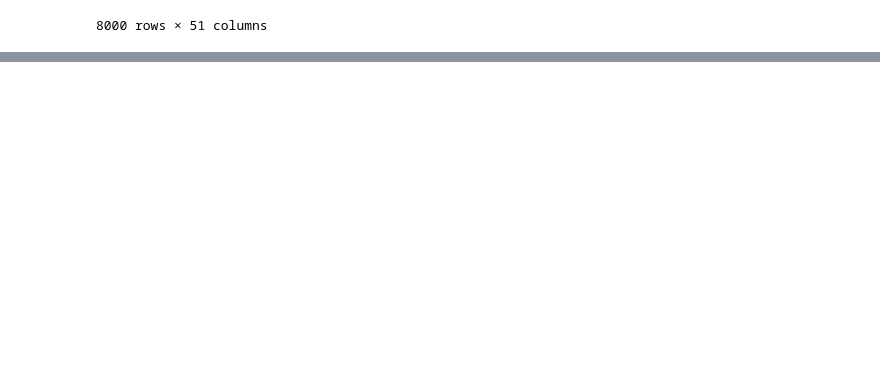
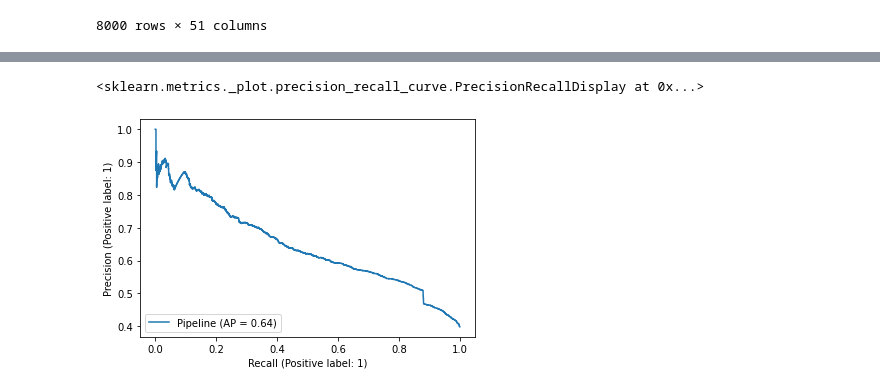
Before and after one commit to blueCormorant/ML, a Jupyter notebook: assignment2/notebook2.ipynb, the cells around one changed output, grey strips where cells are left out. Saved outputs shown, nothing was run; the diff lists cells and outputs as text; code cells hidden in the pictures; blank space fills up the shorter version.

```diff
--- a/assignment2/notebook2.ipynb
+++ b/assignment2/notebook2.ipynb
@@ -302,0 +341,10 @@ metrics.plot_precision_recall_curve(pipe, X, Y)
+# %%
+scaler = preprocessing.StandardScaler()
+num_cols = compose.make_column_selector(dtype_include="number")
+cat_cols = compose.make_column_selector(dtype_exclude="number")
+one_hot_encoder = preprocessing.OneHotEncoder(sparse=True, handle_unknown="ignore")
+# %%
+column_trans = compose.make_column_transformer(
+    (pipeline.make_pipeline(one_hot_encoder), cat_cols),
+    (pipeline.make_pipeline(scaler), num_cols)
+)
@@ -302,0 +360,4 @@ metrics.plot_precision_recall_curve(pipe, X, Y)
+# %%
+sv_classifier = svm.SVC()
+# %%
+pipe = pipeline.make_pipeline(column_trans, sv_classifier)
@@ -302,0 +371,5 @@ metrics.plot_precision_recall_curve(pipe, X, Y)
+# %%
+metrics.plot_precision_recall_curve(pipe, X, Y)
+# %% [output]
+<sklearn.metrics._plot.precision_recall_curve.PrecisionRecallDisplay at 0x...>
+[figure, added]
```
Also changed, not shown: parts of 44 cells of this notebook, 2 other files.
